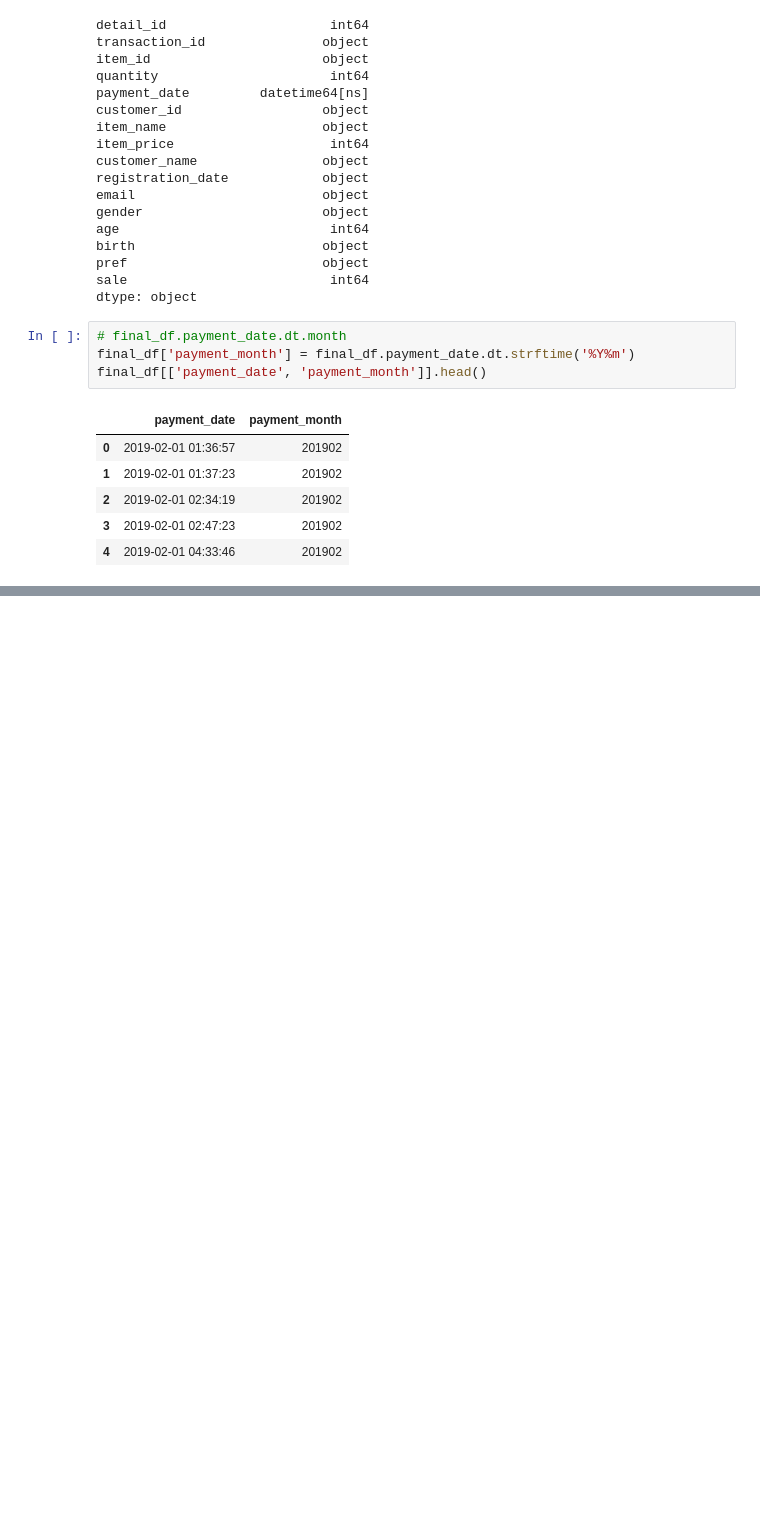
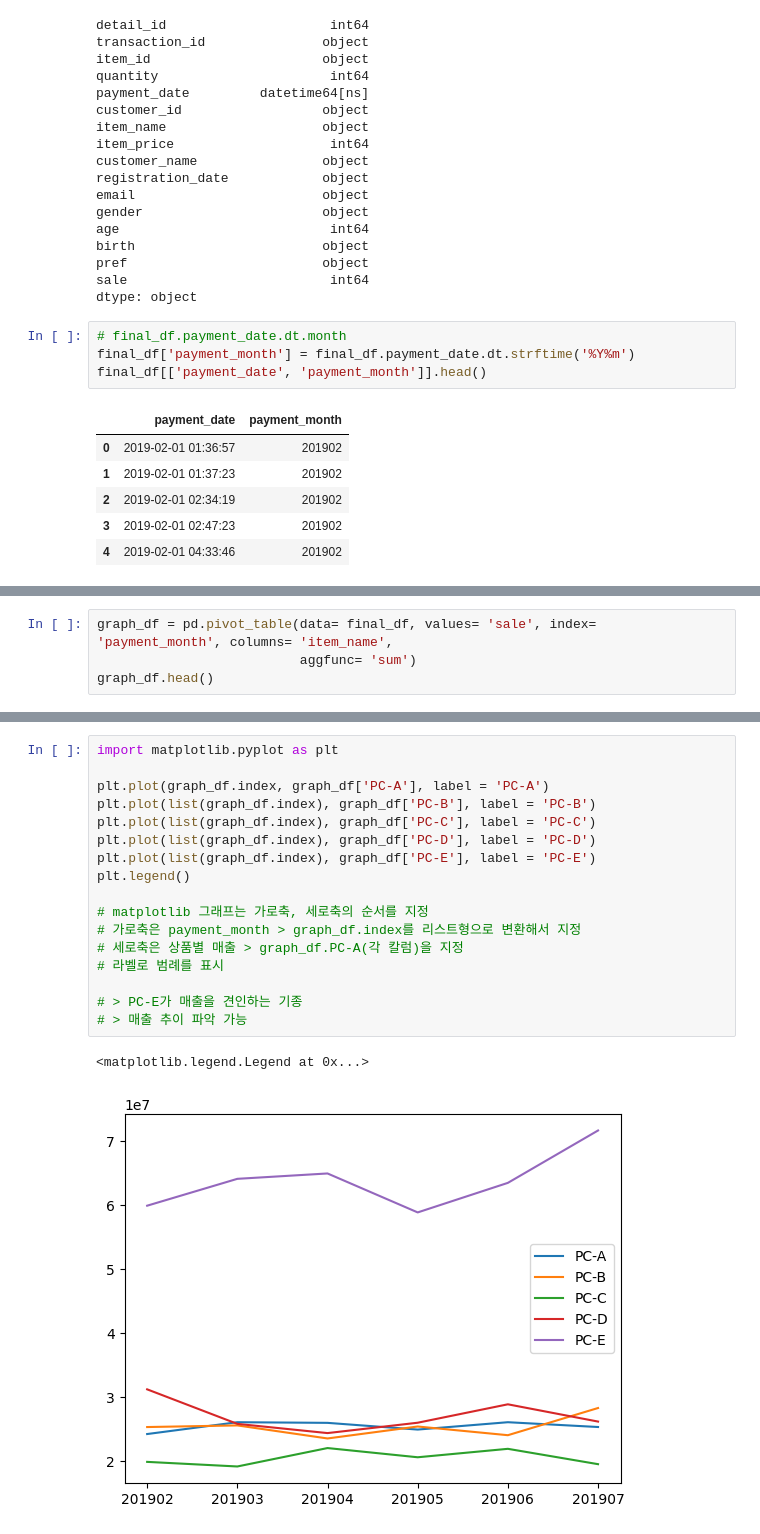
Before and after one commit to gmlwlswls/study_DataTechniques, a Jupyter notebook: 01. DataProcess/web_ordered_quantity_analysis.ipynb, the cells around one changed output, grey strips where cells are left out. Saved outputs shown, nothing was run; the diff lists cells and outputs as text; blank space fills up the shorter version.

```diff
--- a/01. DataProcess/web_ordered_quantity_analysis.ipynb
+++ b/01. DataProcess/web_ordered_quantity_analysis.ipynb
@@ -272,0 +325,4 @@ np.float64(1942270000.0)
+# %%
+graph_df = pd.pivot_table(data= final_df, values= 'sale', index= 'payment_month', columns= 'item_name',
+                          aggfunc= 'sum')
+graph_df.head()
@@ -272,0 +337,20 @@ np.float64(1942270000.0)
+# %%
+import matplotlib.pyplot as plt
+
+plt.plot(graph_df.index, graph_df['PC-A'], label = 'PC-A')
+plt.plot(list(graph_df.index), graph_df['PC-B'], label = 'PC-B')
+plt.plot(list(graph_df.index), graph_df['PC-C'], label = 'PC-C')
+plt.plot(list(graph_df.index), graph_df['PC-D'], label = 'PC-D')
+plt.plot(list(graph_df.index), graph_df['PC-E'], label = 'PC-E')
+plt.legend()
+
+# matplotlib 그래프는 가로축, 세로축의 순서를 지정
+# 가로축은 payment_month > graph_df.index를 리스트형으로 변환해서 지정
+# 세로축은 상품별 매출 > graph_df.PC-A(각 칼럼)을 지정
+# 라벨로 범례를 표시
+
+# > PC-E가 매출을 견인하는 기종
+# > 매출 추이 파악 가능
+# %% [output]
+<matplotlib.legend.Legend at 0x...>
+[figure, added]
```
Also changed, not shown: parts of 7 cells of this notebook.
